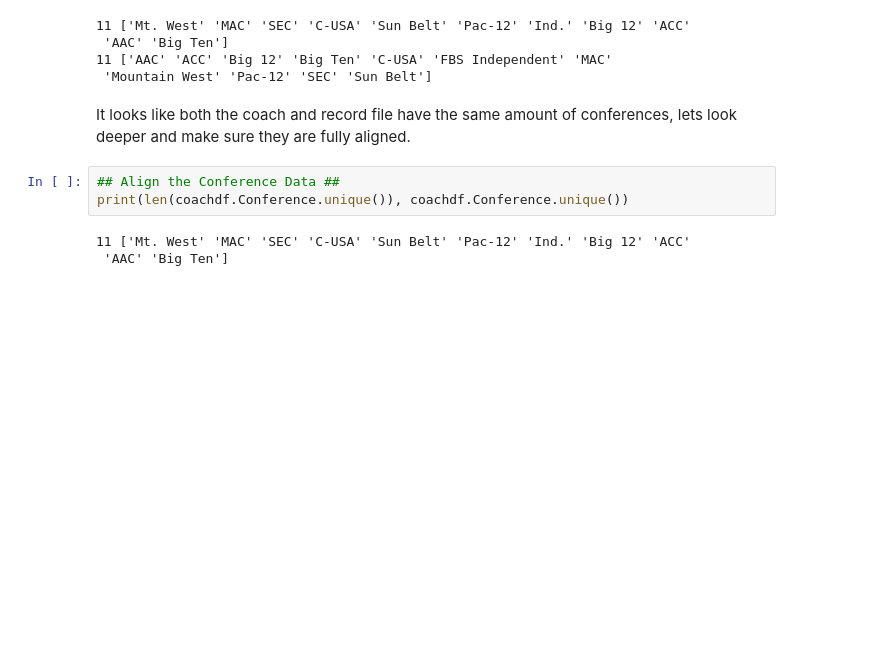
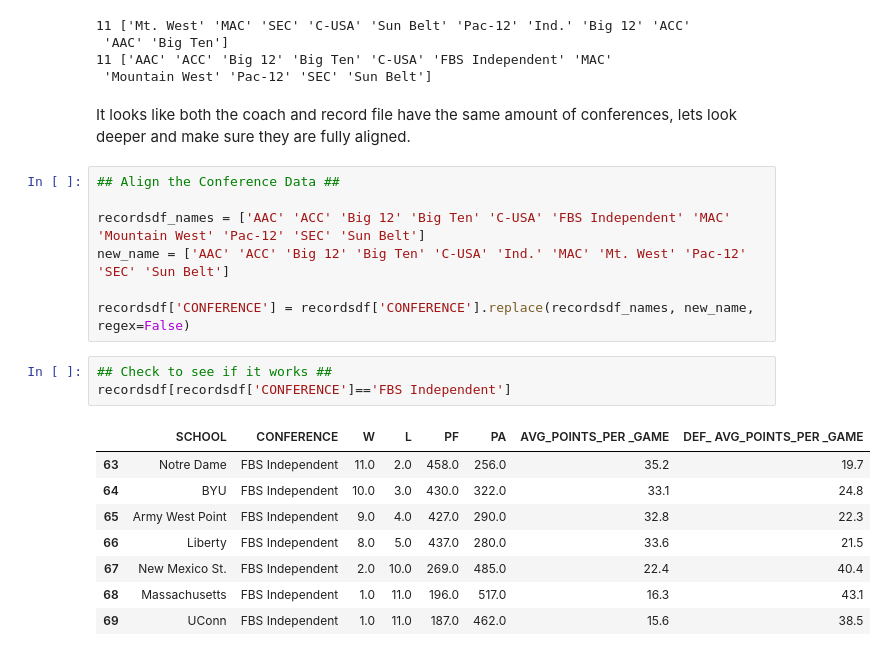
Before and after one commit to Champioa00/LAB1, a Jupyter notebook: Lab1Workingsession.ipynb, the cells around one changed output. Saved outputs shown, nothing was run; the diff lists cells and outputs as text; blank space fills up the shorter version.

```diff
--- a/Lab1Workingsession.ipynb
+++ b/Lab1Workingsession.ipynb
@@ -179,9 +179,22 @@ print(len(recordsdf.CONFERENCE.unique()), recordsdf.CONFERENCE.unique())
  'Mountain West' 'Pac-12' 'SEC' 'Sun Belt']
 # %% [markdown]
 It looks like both the coach and record file have the same amount of conferences, lets look deeper and make sure they are fully aligned.
-# %%
-## Align the Conference Data ##
-print(len(coachdf.Conference.unique()), coachdf.Conference.unique())
-# %% [output]
-11 ['Mt. West' 'MAC' 'SEC' 'C-USA' 'Sun Belt' 'Pac-12' 'Ind.' 'Big 12' 'ACC'
- 'AAC' 'Big Ten']
+# %%
+## Align the Conference Data ##
+
+recordsdf_names = ['AAC' 'ACC' 'Big 12' 'Big Ten' 'C-USA' 'FBS Independent' 'MAC' 'Mountain West' 'Pac-12' 'SEC' 'Sun Belt']
+new_name = ['AAC' 'ACC' 'Big 12' 'Big Ten' 'C-USA' 'Ind.' 'MAC' 'Mt. West' 'Pac-12' 'SEC' 'Sun Belt']
+
+recordsdf['CONFERENCE'] = recordsdf['CONFERENCE'].replace(recordsdf_names, new_name, regex=False)
+# %%
+## Check to see if it works ##
+recordsdf[recordsdf['CONFERENCE']=='FBS Independent']
+# %% [output]
+|  | SCHOOL | CONFERENCE | W | L | PF | PA | AVG_POINTS_PER _GAME | DEF_ AVG_POINTS_PER _GAME |
+| 63 | Notre Dame | FBS Independent | 11.0 | 2.0 | 458.0 | 256.0 | 35.2 | 19.7 |
+| 64 | BYU | FBS Independent | 10.0 | 3.0 | 430.0 | 322.0 | 33.1 | 24.8 |
+| 65 | Army West Point | FBS Independent | 9.0 | 4.0 | 427.0 | 290.0 | 32.8 | 22.3 |
+| 66 | Liberty | FBS Independent | 8.0 | 5.0 | 437.0 | 280.0 | 33.6 | 21.5 |
+| 67 | New Mexico St. | FBS Independent | 2.0 | 10.0 | 269.0 | 485.0 | 22.4 | 40.4 |
+| 68 | Massachusetts | FBS Independent | 1.0 | 11.0 | 196.0 | 517.0 | 16.3 | 43.1 |
+| 69 | UConn | FBS Independent | 1.0 | 11.0 | 187.0 | 462.0 | 15.6 | 38.5 |
```
